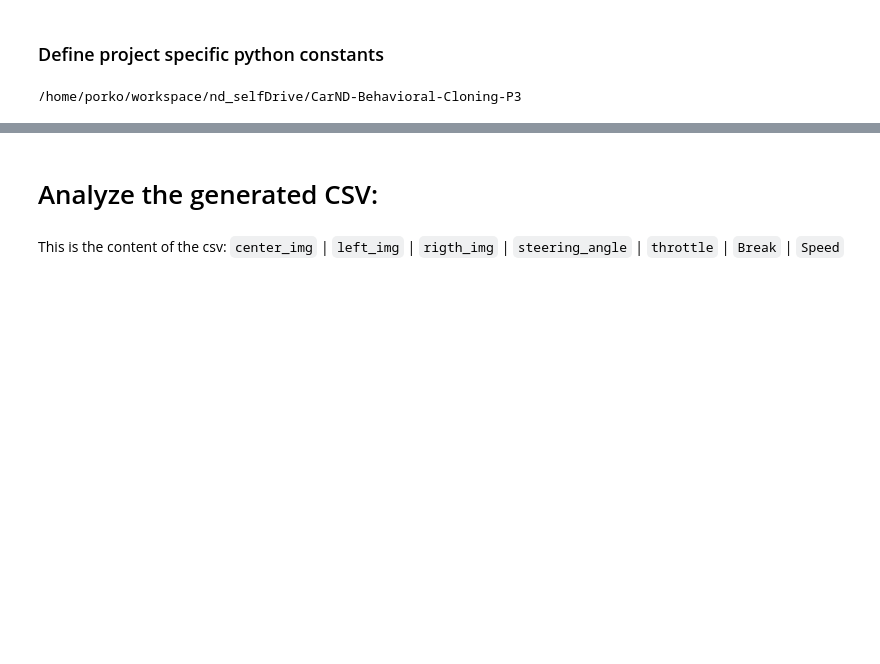
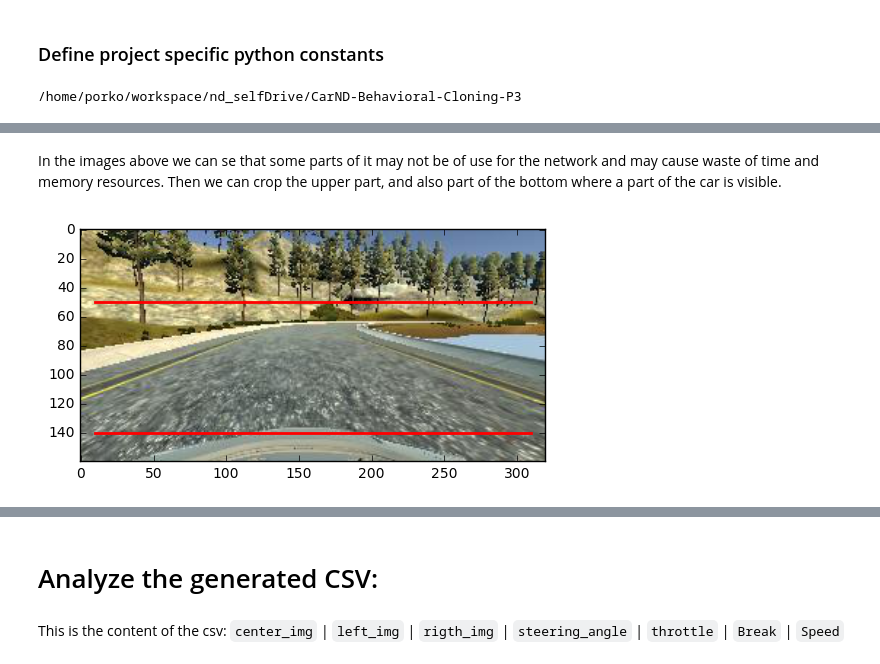
Before and after one commit to yhoazk/CarND-Behavioral-Cloning-P3, a Jupyter notebook: ExploreAndPreprocessData.ipynb, the cells around one changed output, grey strips where cells are left out. Saved outputs shown, nothing was run; the diff lists cells and outputs as text; code cells hidden in the pictures; blank space fills up the shorter version.

Commit message:
get data from simulation and crop it, ignore exportToHTML folder

```diff
--- a/ExploreAndPreprocessData.ipynb
+++ b/ExploreAndPreprocessData.ipynb
@@ -40,0 +40,14 @@ Done
+# %% [markdown]
+In the images above we can se that some parts of it may not be of use for the network and may cause waste of time and memory resources.
+Then we can crop the upper part, and also part of the bottom where a part of the car is visible.
+# %%
+# select an image to visualize the region to crop
+crop_img = plt.imread(center_imgs[1])
+
+
+plt.plot([10, 310], [50, 50], 'r-', lw=2)
+plt.plot([10, 310], [140, 140], 'r-', lw=2)
+plt.imshow(crop_img);
+# Draw the crop lines
+# %% [output]
+[figure, added]
```
Also changed, not shown: parts of 11 cells of this notebook, 1 other file.
